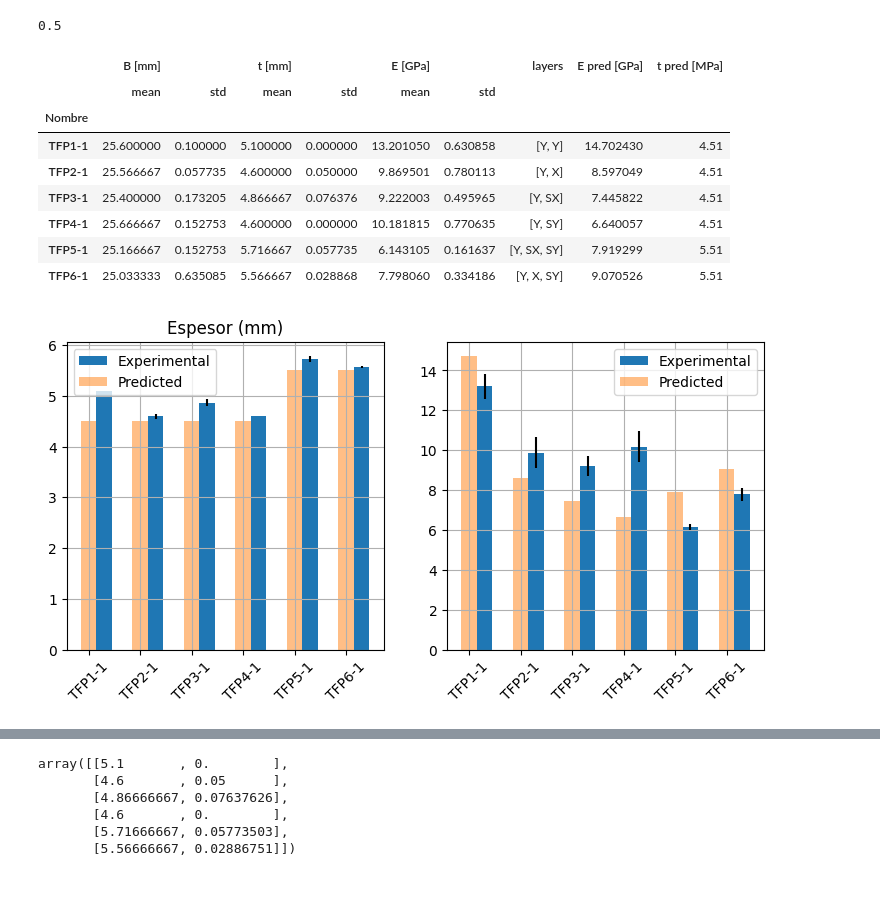
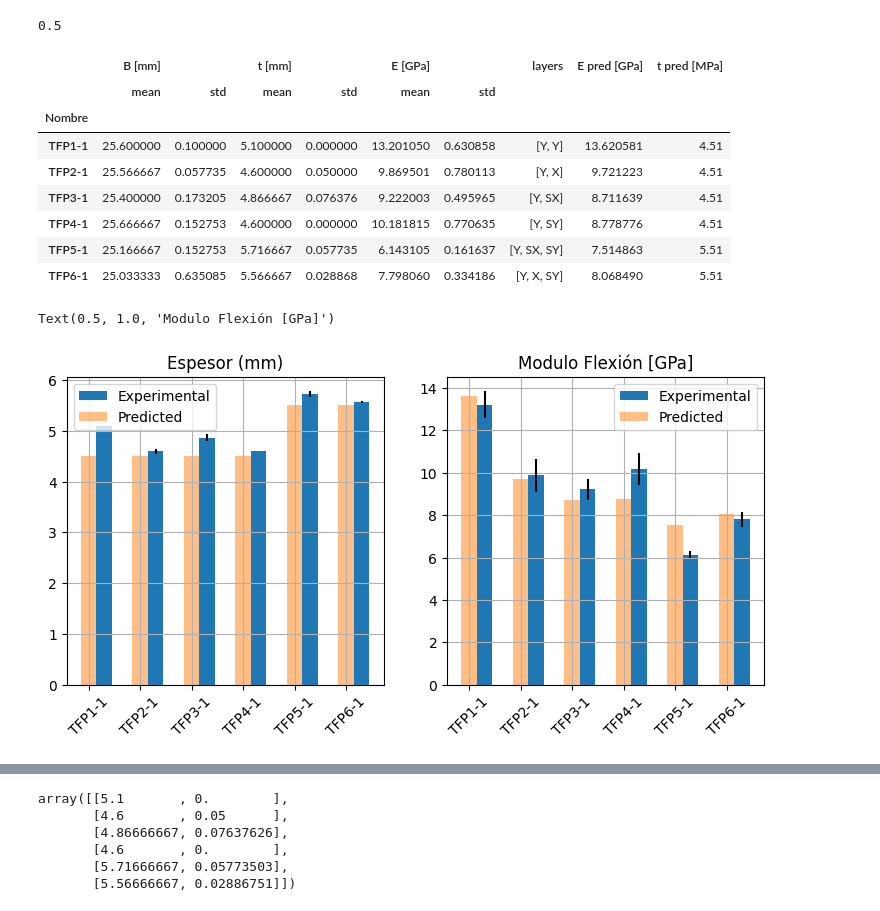
Before and after one commit to AdvancedMaterialSimulation/CITISENS_Composite, a Jupyter notebook: scripts/T02_BendingTest/AnalyticModel/main.ipynb, the cells around one changed output, grey strips where cells are left out. Saved outputs shown, nothing was run; the diff lists cells and outputs as text; code cells hidden in the pictures.

```diff
--- a/scripts/T02_BendingTest/AnalyticModel/main.ipynb
+++ b/scripts/T02_BendingTest/AnalyticModel/main.ipynb
@@ -34,17 +50,22 @@ df['v [X,SX,Y,SY]'] = df['layers'].apply(get_vector)
 #
 n_l = [ len(i) for i in composition]
 n_l = np.array(n_l)
-t_t = t_n + np.sum(n_l)*t_l
-Ygs = [ t_n + np.arange(1,in_l+1,1)*t_l  for in_l in n_l]
-I_l = [ B*t_l*(t_l**2/12 + iYgs**2) for iYgs in Ygs]
 
-I_n = B*t_n*(t_n**2/12)
 
-I_t = B*t_t*(t_t**2/12)
+t_t = t_n + 2*n_l*t_l
+rng = lambda in_l: np.arange(1,in_l+1,1) # 1 -> [1],
+                                         # 2 -> [1,2],
+                                         # 3 -> [1,2,3]
+
+Ygs = [ t_n/2 + rng(in_l)*t_l -0.5*t_l  for in_l in n_l]
+
+I_l =  [ t_l**3/12 + t_l*iYgs**2 for iYgs in Ygs]
+I_n = (1/12)*t_n**3
+I_t = (1/12)*t_t**3
 
 df["Ygs"] = Ygs
 df["n_l"] = n_l
-
+df["t_t"] = t_t
 # sort X,SX,Y,SY
 # %%
 df
@@ -61,11 +90,18 @@ def E_flexion(E_n,E_l):
 
     E_l = np.array(E_l)
 
-    E_l_dict = {"X":E_l[0], "SX":E_l[1], "Y":E_l[2], "SY":E_l[3]}
-    E_l_sel = [ [ E_l_dict[i] for i in l] for l in composition]
+    E_l_dict = {"X" :E_l[0],
+                "SX":E_l[1],
+                "Y" :E_l[2],
+                "SY":E_l[3]}
+
+    E_l_sel = [ [ E_l_dict[i] for i in l]
+               for l in composition]
+
     El_Il_sum =  np.array([ np.sum(iE*iI)
-                       for iE,iI in zip(E_l_sel,I_l)])
-    return (E_n*I_n + El_Il_sum)/I_t
+                            for iE,iI in zip(E_l_sel,I_l)])
+
+    return (E_n*I_n + 2*El_Il_sum)/I_t
 # %%
 df_data = pd.read_csv("experimental.csv")
 # %%
@@ -227,43 +263,46 @@ df_stats
 |  | B [mm] |  | t [mm] |  | E [GPa] |  | layers | E pred [GPa] | t pred [MPa] |
 |  | mean | std | mean | std | mean | std |  |  |  |
 | Nombre |  |  |  |  |  |  |  |  |  |
-| TFP1-1 | 25.600000 | 0.100000 | 5.100000 | 0.000000 | 13.201050 | 0.630858 | [Y, Y] | 14.702430 | 4.51 |
-| TFP2-1 | 25.566667 | 0.057735 | 4.600000 | 0.050000 | 9.869501 | 0.780113 | [Y, X] | 8.597049 | 4.51 |
-| TFP3-1 | 25.400000 | 0.173205 | 4.866667 | 0.076376 | 9.222003 | 0.495965 | [Y, SX] | 7.445822 | 4.51 |
-| TFP4-1 | 25.666667 | 0.152753 | 4.600000 | 0.000000 | 10.181815 | 0.770635 | [Y, SY] | 6.640057 | 4.51 |
-| TFP5-1 | 25.166667 | 0.152753 | 5.716667 | 0.057735 | 6.143105 | 0.161637 | [Y, SX, SY] | 7.919299 | 5.51 |
-| TFP6-1 | 25.033333 | 0.635085 | 5.566667 | 0.028868 | 7.798060 | 0.334186 | [Y, X, SY] | 9.070526 | 5.51 |
+| TFP1-1 | 25.600000 | 0.100000 | 5.100000 | 0.000000 | 13.201050 | 0.630858 | [Y, Y] | 13.620581 | 4.51 |
+| TFP2-1 | 25.566667 | 0.057735 | 4.600000 | 0.050000 | 9.869501 | 0.780113 | [Y, X] | 9.721223 | 4.51 |
+| TFP3-1 | 25.400000 | 0.173205 | 4.866667 | 0.076376 | 9.222003 | 0.495965 | [Y, SX] | 8.711639 | 4.51 |
+| TFP4-1 | 25.666667 | 0.152753 | 4.600000 | 0.000000 | 10.181815 | 0.770635 | [Y, SY] | 8.778776 | 4.51 |
+| TFP5-1 | 25.166667 | 0.152753 | 5.716667 | 0.057735 | 6.143105 | 0.161637 | [Y, SX, SY] | 7.514863 | 5.51 |
+| TFP6-1 | 25.033333 | 0.635085 | 5.566667 | 0.028868 | 7.798060 | 0.334186 | [Y, X, SY] | 8.068490 | 5.51 |
 # %%
 # plot bars with error bars Espesor (mm)
 width = 0.3
 idx = df_stats.index
 idx_range = np.arange(len(idx))
 
 fig = plt.figure(figsize=(9, 4))
 ax = fig.add_subplot(121)
 
 plt.bar(idx_range+width , df_stats['t [mm]']['mean'], yerr=df_stats['t [mm]']['std'], label='Experimental',width=width)
 plt.bar(idx_range, tau_pred, label='Predicted', alpha=0.5, width=width)
 plt.title('Espesor (mm)')
 
 plt.legend()
 plt.xticks(rotation=45)
 plt.xlabel('')
 plt.grid()
 plt.xticks(idx_range, idx);
 
 ax = fig.add_subplot(122)
 
 # plot bars with error bars Modulo Tracción [MPa] and prediction
 
 plt.bar(idx_range+width , df_stats['E [GPa]']['mean'], yerr=df_stats['E [GPa]']['std'], label='Experimental',width=width)
 plt.bar(idx_range, df_stats['E pred [GPa]'], label='Predicted', alpha=0.5, width=width)
 plt.legend()
 plt.grid()
 # off xlabel
 plt.xlabel('')
 plt.xticks(rotation=45)
 # tick labels
 plt.xticks(idx_range, idx);
+
+plt.title('Modulo Flexión [GPa]')
 # %% [output]
+Text(0.5, 1.0, 'Modulo Flexión [GPa]')
-[figure, old version]
+[figure, new version]
```
Also changed, not shown: parts of 12 cells of this notebook, 23 other files.
